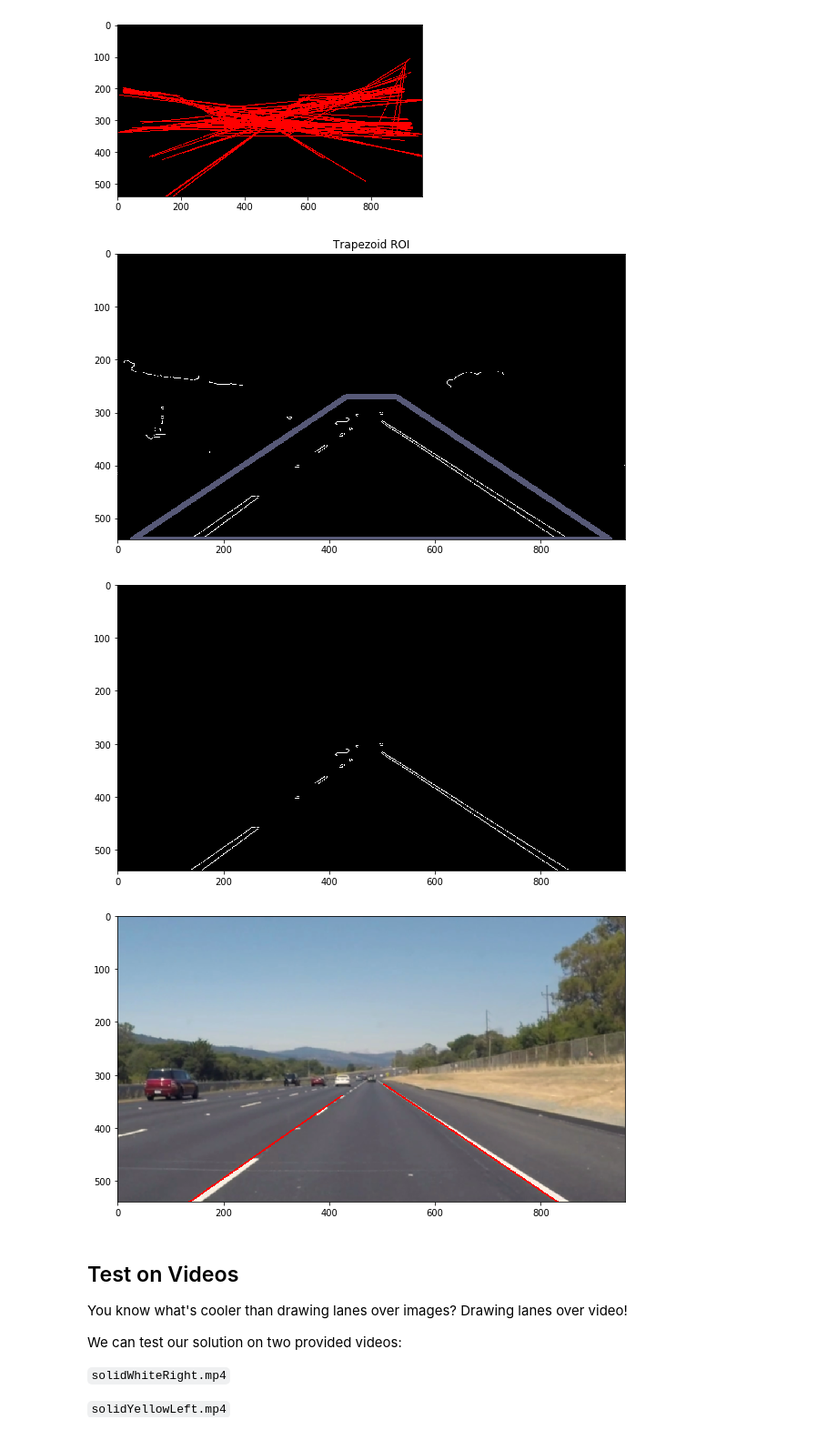
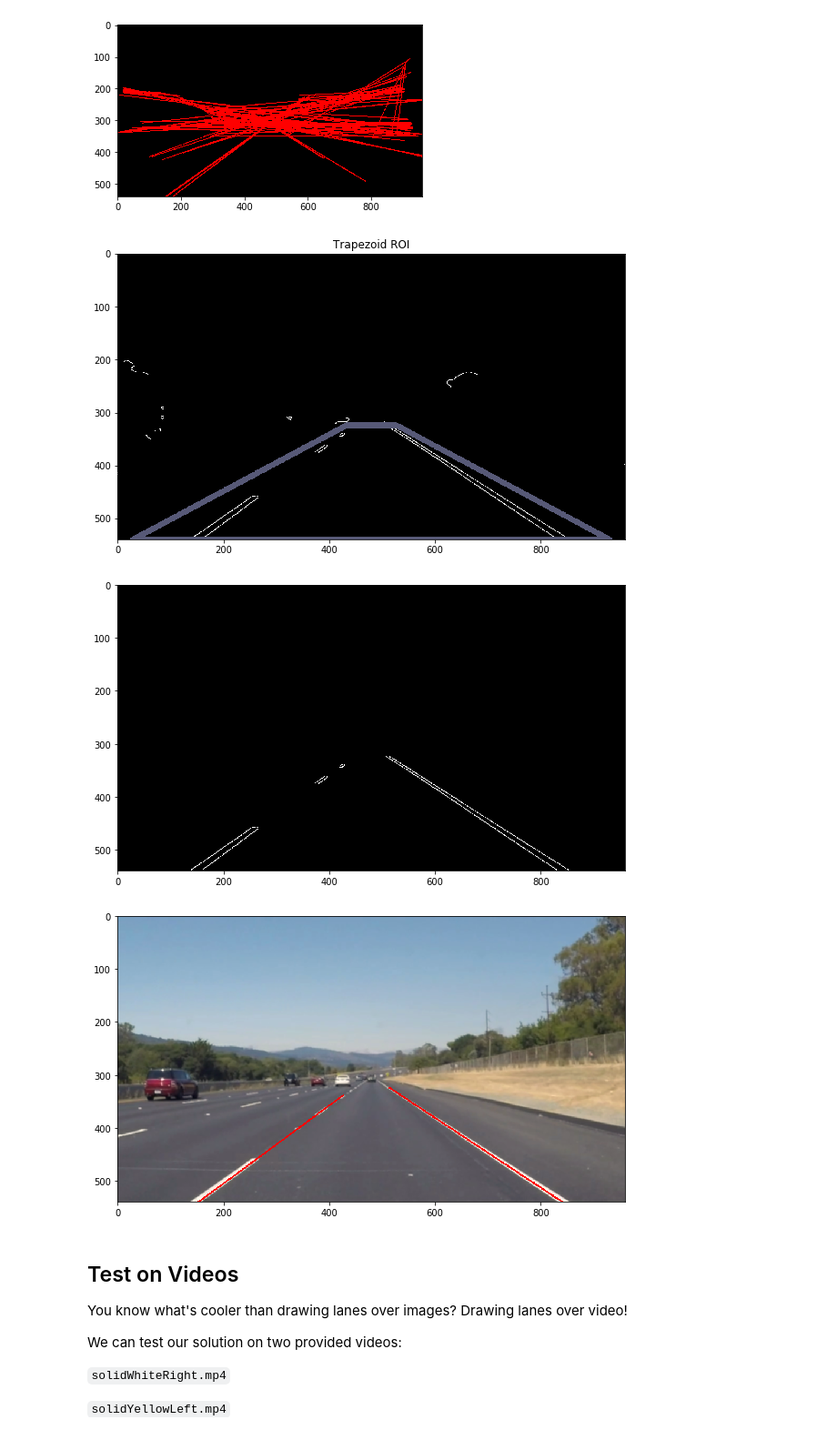
Before and after one commit to shacharm2/CarND-LaneLines-P1, a Jupyter notebook: P1.ipynb, the cells around one changed output. Shown at 91% size. Drawn from its saved outputs; the diff is of its cells as text; code cells hidden in the pictures.

```diff
--- a/P1.ipynb
+++ b/P1.ipynb
@@ -258,7 +258,7 @@ class Pipeline(object):
 
     @staticmethod
     def adaptive_canny(img):
-        img = gaussian_blur(img, kernel_size=3)
+        img = gaussian_blur(img, kernel_size=5)
 
         median = np.median(img.flatten())
         low_thresh = int((median + np.percentile(img.flatten(), 25) / 2))
@@ -301,8 +301,8 @@ class Pipeline(object):
 
         bottom_left = [int(0.03 * X), int(1.0 * Y)]
         bottom_right = [int(0.97 * X), int(1.0 * Y)]
-        upper_right = [int(0.55 * X), int(0.5 * Y)]
-        upper_left = [int(0.45 * X), int(0.5 * Y)]
+        upper_right = [int(0.55 * X), int(0.6 * Y)]
+        upper_left = [int(0.45 * X), int(0.6 * Y)]
 
         if self.show:
             lines = [[bottom_left + bottom_right], [bottom_right + upper_right], [upper_right + upper_left], [upper_left + bottom_left]]
@@ -344,7 +344,7 @@ class Pipeline(object):
 
         return image
 
-    def get_lanes(self, hough_lines, X, Y, angle=45):
+    def get_lanes(self, hough_lines, X, Y, angle_deg=45):
         """ inverse y axis, inverse angle"""
         #lines = list(map(lambda x: Line(x[0]), hough_lines))
 
@@ -356,8 +356,8 @@ class Pipeline(object):
 
         #lines_params =  pd.DataFrame(list(params), columns=["x1", "y1", "x2", "y2", "angle"])
 
-        dangle_left_cost = np.cos(np.radians((segments.angle - angle).abs()))
-        dangle_right_cost = np.cos(np.radians((segments.angle + angle).abs()))
+        dangle_left_cost = np.cos(np.radians((segments.angle - np.radians(angle_deg)).abs()))
+        dangle_right_cost = np.cos(np.radians((segments.angle + np.radians(angle_deg)).abs()))
 
         # create cost function
         #ax_height  = np.sqrt(lines_params.y1 * lines_params.y2) / image.shape[0]
@@ -382,15 +382,31 @@ class Pipeline(object):
 
             angle_filt = ~angle_filt
             candidates = segments[angle_filt]
-            if False:
-                finished = False
-                while not finished:
-#                     xv = np.array(candidates.x1.append(candidates.x2).sort_index())
-#                     yv = np.array(candidates.y1.append(candidates.y2).sort_index())
+            if True:
+#                 finished = False
+#                 while not finished:
+# #                     xv = np.array(candidates.x1.append(candidates.x2).sort_index())
+# #                     yv = np.array(candidates.y1.append(candidates.y2).sort_index())
 
-#                     ransac = linear_model.RANSACRegressor()
-#                     ransac.fit(xv, yv)
-                    bp()
+# #                     ransac = linear_model.RANSACRegressor()
+# #                     ransac.fit(xv, yv)
+                try:
+                    anchor = candidates.iloc[0]
+                except:
+                    return None
+
+                candidates.a - candidates.a
+
+                filt = (candidates.angle - anchor.angle).abs() < np.radians(5) # degrees
+                filt &= (candidates.a - anchor.a).abs() < 0.025 * X
+                x_ = candidates[filt].x1.tolist() + candidates[filt].x2.tolist()
+                y_ = candidates[filt].y1.tolist() + candidates[filt].y2.tolist()
+
+
+                p = np.polyfit(y_, x_, deg=1)
+                lanes[lane] = (np.polyval(p, Y), Y, np.polyval(p, min(y_)), min(y_))
+
+
 
             else:
 #                 print(score)
@@ -423,36 +439,38 @@ class Pipeline(object):
                     bottom = ransac.predict(image.shape[0])
                     up = ransac.predict(yv.min())
                     lanes[lane] = (bottom, image.shape[0], up, min(yv))
 
+                    # np.polyfit((v.x1, v.x2), (v.y1, v.y2), deg=1)),
+
                 else:
                     j = 0
                     lanes[lane] = (candidates.iloc[j].x1, candidates.iloc[j].y1, candidates.iloc[j].x2, candidates.iloc[j].y2)
 #                     print(lane, line_anchor)
         return lanes["left_lane"], lanes["right_lane"]
 
         #bp()
 
         #n_line_anchor = segments.sort_values(by=["n_score"], ascending=False).iloc[0]
 
         #return p_line_anchor, n_line_anchor
 
 
 image_file = os.path.join("test_images", os.listdir("test_images")[0])
 image = mpimg.imread(image_file)
 
 
 video = VideoFileClip('test_videos/solidWhiteRight.mp4')
 # video = VideoFileClip('test_videos/solidYellowLeft.mp4')
 
 image = video.get_frame(2) # get the frame at t=2 seconds
 
 
 pipeline = Pipeline(show=True)
 result = pipeline.process(image)
 # %% [output]
-[figure, old version]
+[figure, new version]
-[figure, old version]
+[figure, new version]
-[figure, old version]
+[figure, new version]
 # %%
 res = cv2.resize(image, dsize=(54, 140), interpolation=cv2.INTER_CUBIC)
 # %% [markdown]
```
Also changed, not shown: parts of 2 cells of this notebook.
